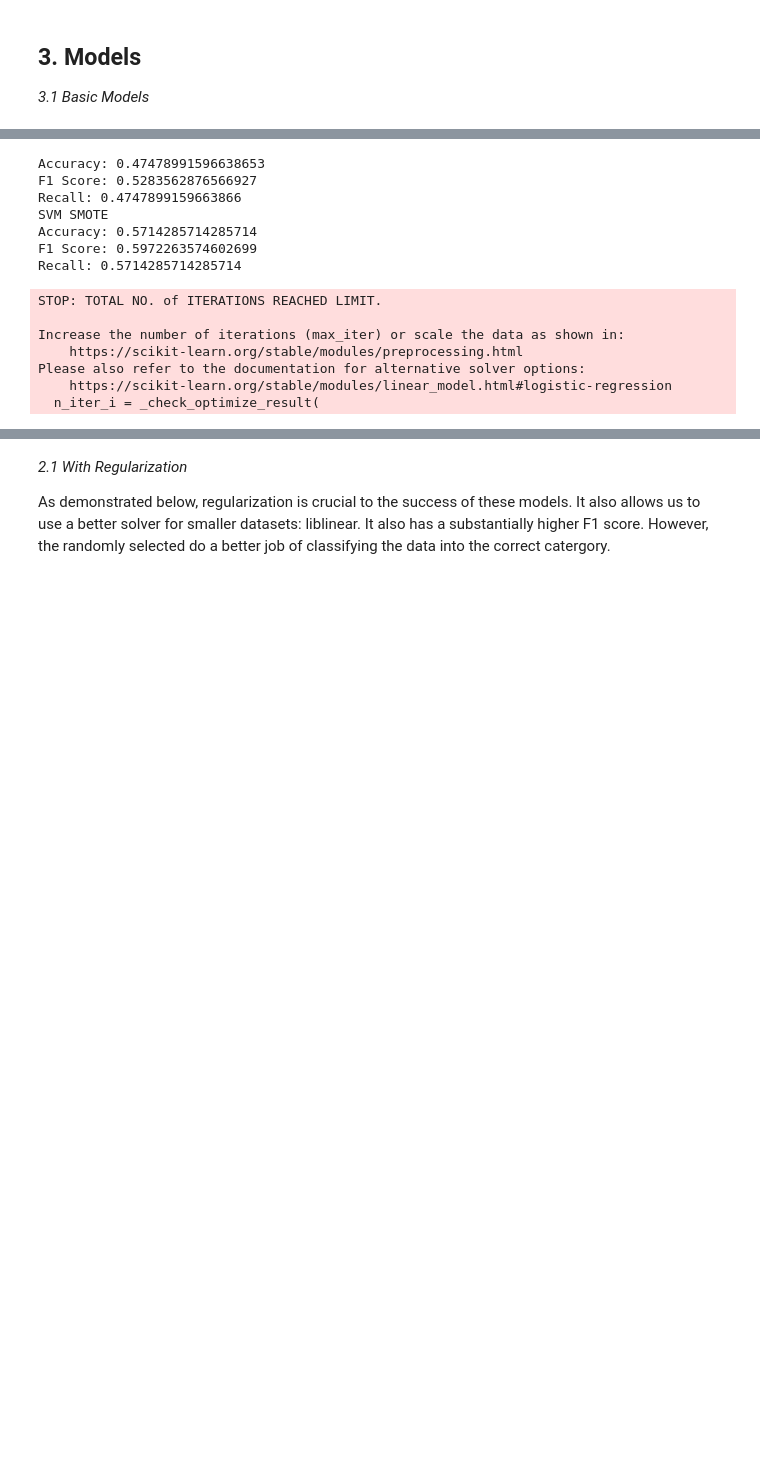
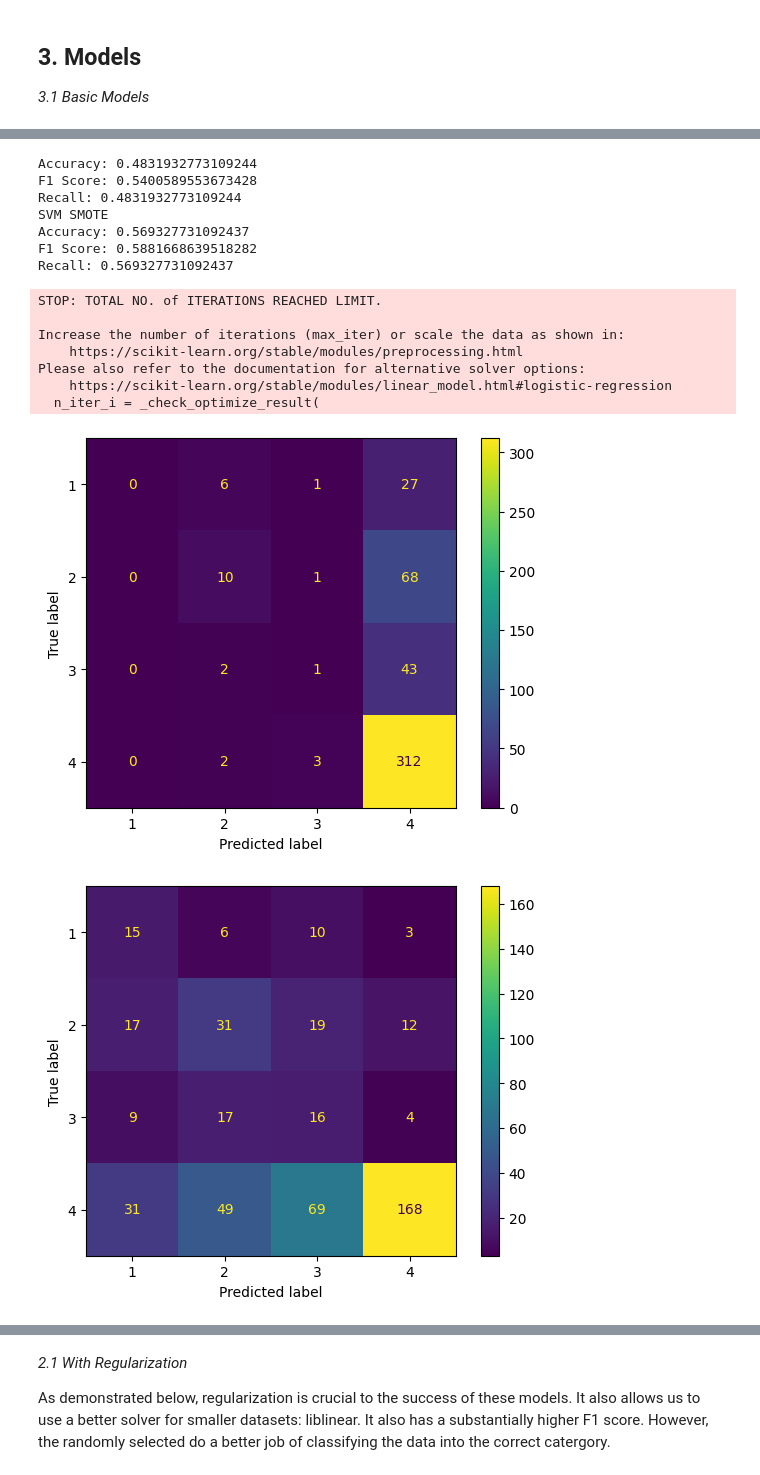
Before and after one commit to andrewjtdunn/Costa-Rican-Household-Poverty-Level-Prediction, a Jupyter notebook: Logistic Regression.ipynb, the cells around one changed output, grey strips where cells are left out. Saved outputs shown, nothing was run; the diff lists cells and outputs as text; code cells hidden in the pictures; blank space fills up the shorter version.

```diff
--- a/Logistic Regression.ipynb
+++ b/Logistic Regression.ipynb
@@ -112,17 +113,17 @@ logreg = LogisticRegression(random_state=42)
 
 reg = LogisticRegression(solver='lbfgs', penalty=None, max_iter=1000).fit(X_train, y_train)
 y_pred = reg.predict(X_valid)
-evaluate_classification(y_pred, y_true = y_valid, labels=[1,2,3,4], cm = False)
+evaluate_classification(y_pred, y_true = y_valid, labels=[1,2,3,4], cm = True)
 
 print("Random Sampling")
 reg = LogisticRegression(solver='lbfgs', penalty=None, max_iter=1000).fit(train_df_resampled, train_y_resampled)
 y_pred = reg.predict(X_valid)
-evaluate_classification(y_pred, y_true = y_valid, labels=[1,2,3,4], cm = False)
+evaluate_classification(y_pred, y_true = y_valid, labels=[1,2,3,4], cm = True)
 
 print("SVM SMOTE")
 reg = LogisticRegression(solver='lbfgs', penalty=None, max_iter=1000).fit(X_smote, y_smote)
 y_pred = reg.predict(X_valid)
-evaluate_classification(y_pred, y_true = y_valid, labels=[1,2,3,4], cm = False)
+evaluate_classification(y_pred, y_true = y_valid, labels=[1,2,3,4], cm = True)
 # %% [output]
 STOP: TOTAL NO. of ITERATIONS REACHED LIMIT.
 
@@ -137,22 +138,24 @@ Recall: 0.6764705882352942
 Random Sampling
 STOP: TOTAL NO. of ITERATIONS REACHED LIMIT.
 
 Increase the number of iterations (max_iter) or scale the data as shown in:
     https://scikit-learn.org/stable/modules/preprocessing.html
 Please also refer to the documentation for alternative solver options:
     https://scikit-learn.org/stable/modules/linear_model.html#logistic-regression
   n_iter_i = _check_optimize_result(
-Accuracy: 0.47478991596638653
-F1 Score: 0.5283562876566927
-Recall: 0.4747899159663866
+Accuracy: 0.4831932773109244
+F1 Score: 0.5400589553673428
+Recall: 0.4831932773109244
 SVM SMOTE
-Accuracy: 0.5714285714285714
-F1 Score: 0.5972263574602699
-Recall: 0.5714285714285714
+Accuracy: 0.569327731092437
+F1 Score: 0.5881668639518282
+Recall: 0.569327731092437
 STOP: TOTAL NO. of ITERATIONS REACHED LIMIT.
 
 Increase the number of iterations (max_iter) or scale the data as shown in:
     https://scikit-learn.org/stable/modules/preprocessing.html
 Please also refer to the documentation for alternative solver options:
     https://scikit-learn.org/stable/modules/linear_model.html#logistic-regression
   n_iter_i = _check_optimize_result(
+[figure, added]
+[figure, added]
```
Also changed, not shown: parts of 7 cells of this notebook.
